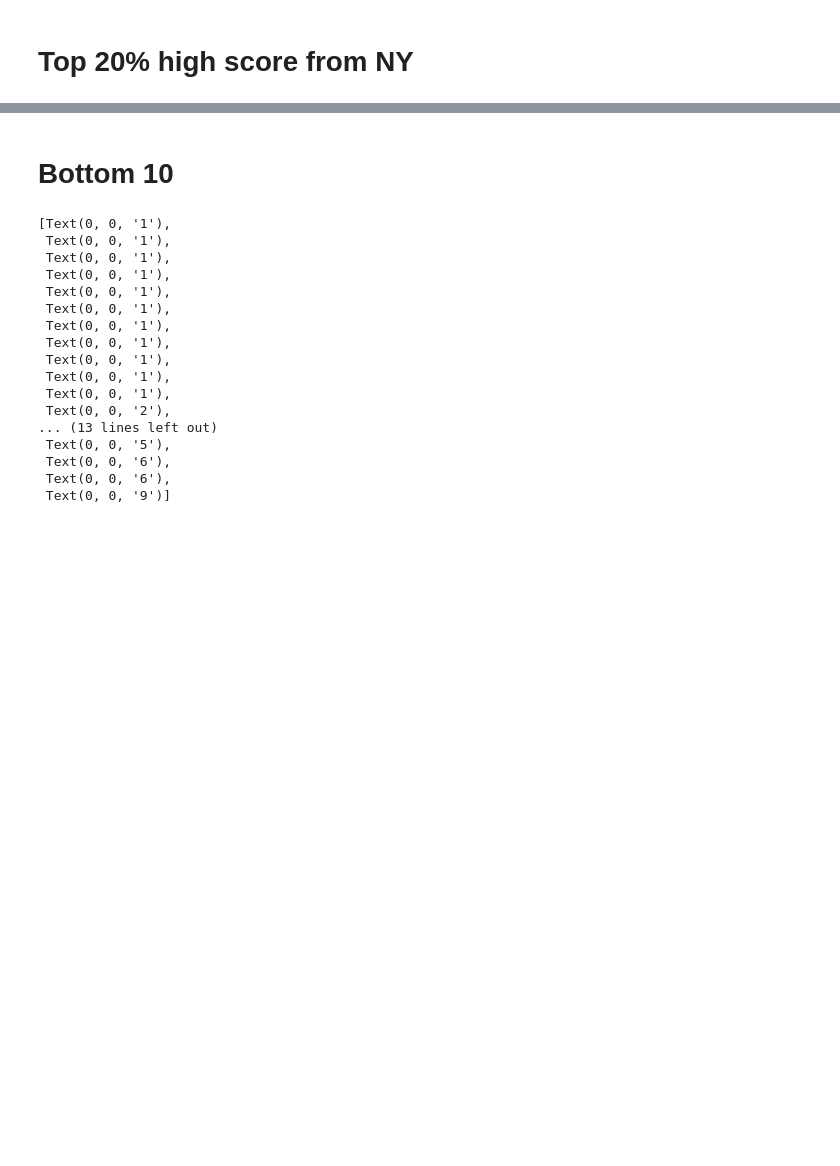
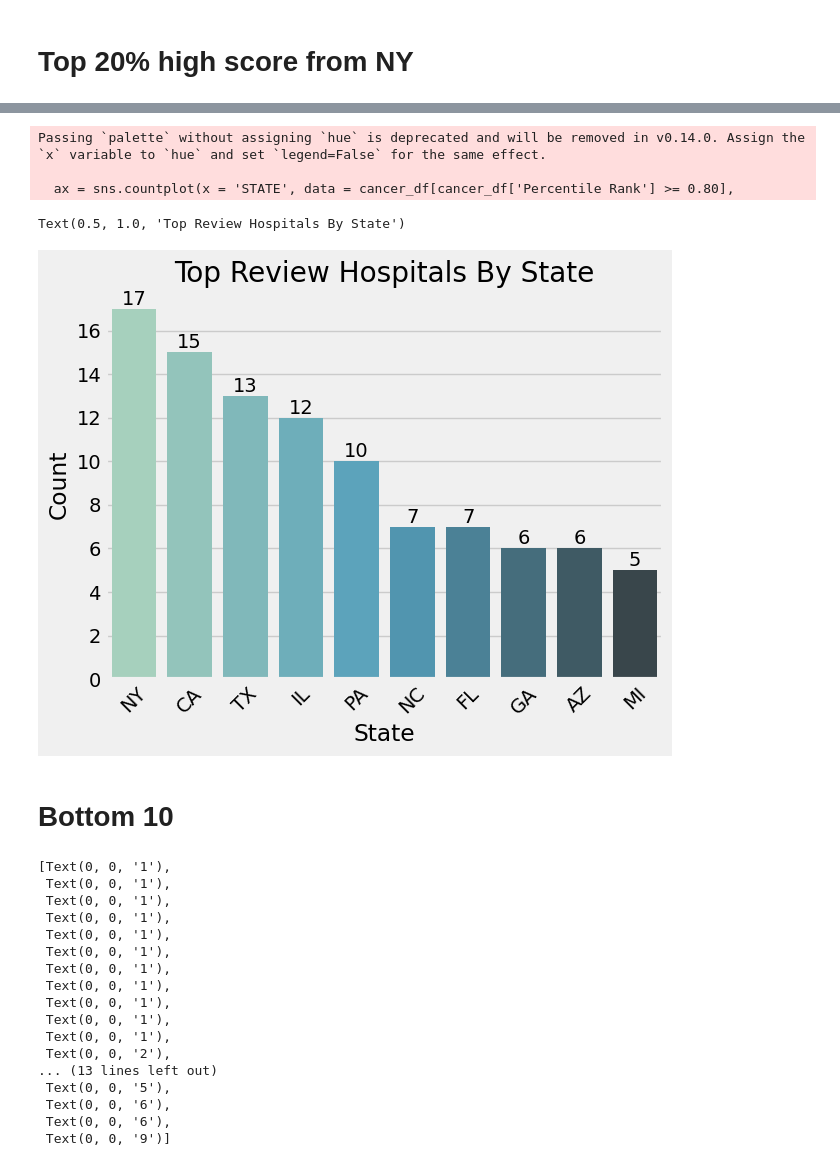
Before and after one commit to peeti-ucberkeley/Capstone-Rachael-Nithika-Andrew-Peeti, a Jupyter notebook: eda/eda_recommendation2.ipynb, the cells around one changed output, grey strips where cells are left out. Saved outputs shown, nothing was run; the diff lists cells and outputs as text; code cells hidden in the pictures; blank space fills up the shorter version.

```diff
--- a/eda/eda_recommendation2.ipynb
+++ b/eda/eda_recommendation2.ipynb
@@ -135,3 +152,20 @@ ax.bar_label(ax.containers[0])
+# %%
+# plt.figure(figsize = (10, 5))
+
+ax = sns.countplot(x = 'STATE', data = cancer_df[cancer_df['Percentile Rank'] >= 0.80],
+              order = cancer_df[cancer_df['Percentile Rank'] >= 0.80]['STATE'].value_counts().head(10).index, palette='GnBu_d')
+for label in ax.containers:
+    ax.bar_label(label)
+xt = plt.xticks(rotation=45)
+plt.xlabel('State')
+plt.ylabel('Count')
+plt.title('Top Review Hospitals By State')
+# %% [output]
+Passing `palette` without assigning `hue` is deprecated and will be removed in v0.14.0. Assign the `x` variable to `hue` and set `legend=False` for the same effect.
+
+  ax = sns.countplot(x = 'STATE', data = cancer_df[cancer_df['Percentile Rank'] >= 0.80],
+Text(0.5, 1.0, 'Top Review Hospitals By State')
+[figure, added]
 # %% [markdown]
 # Bottom 10
 # %%
```
Also changed, not shown: parts of 4 cells of this notebook, 2 other files.
